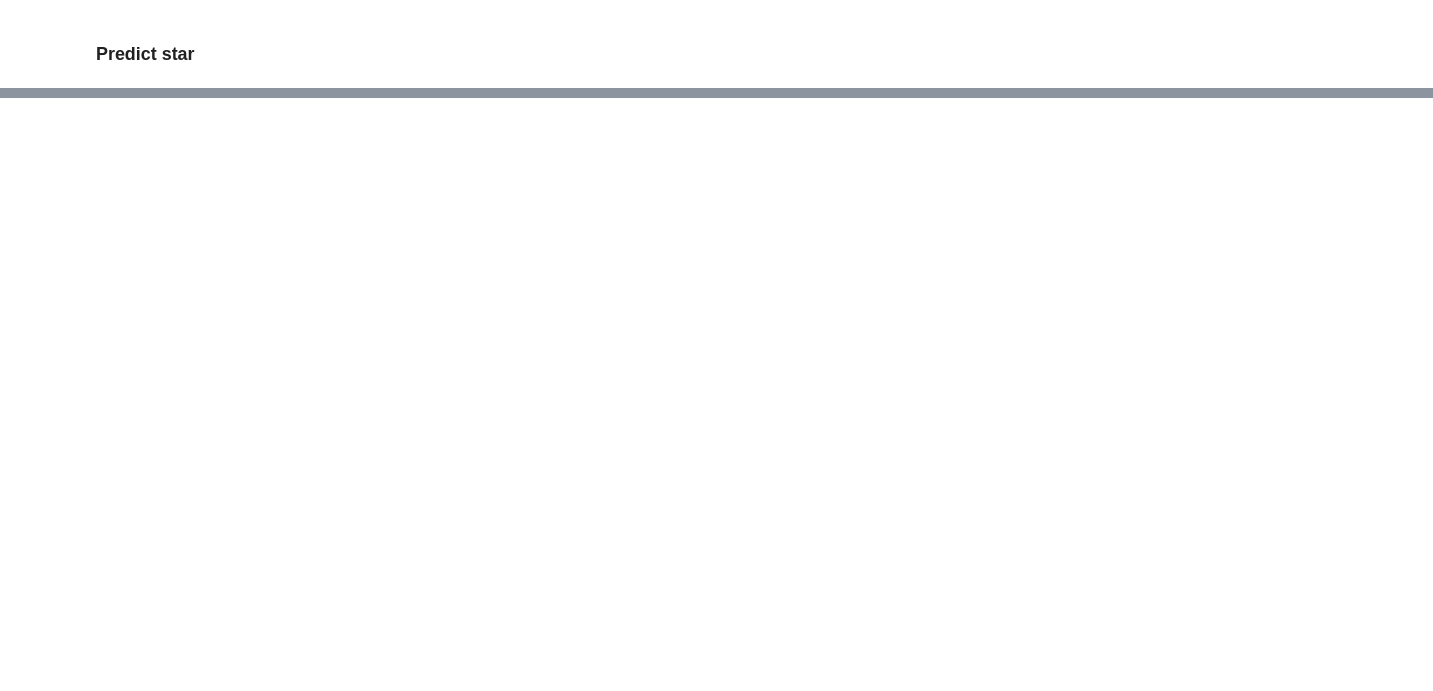
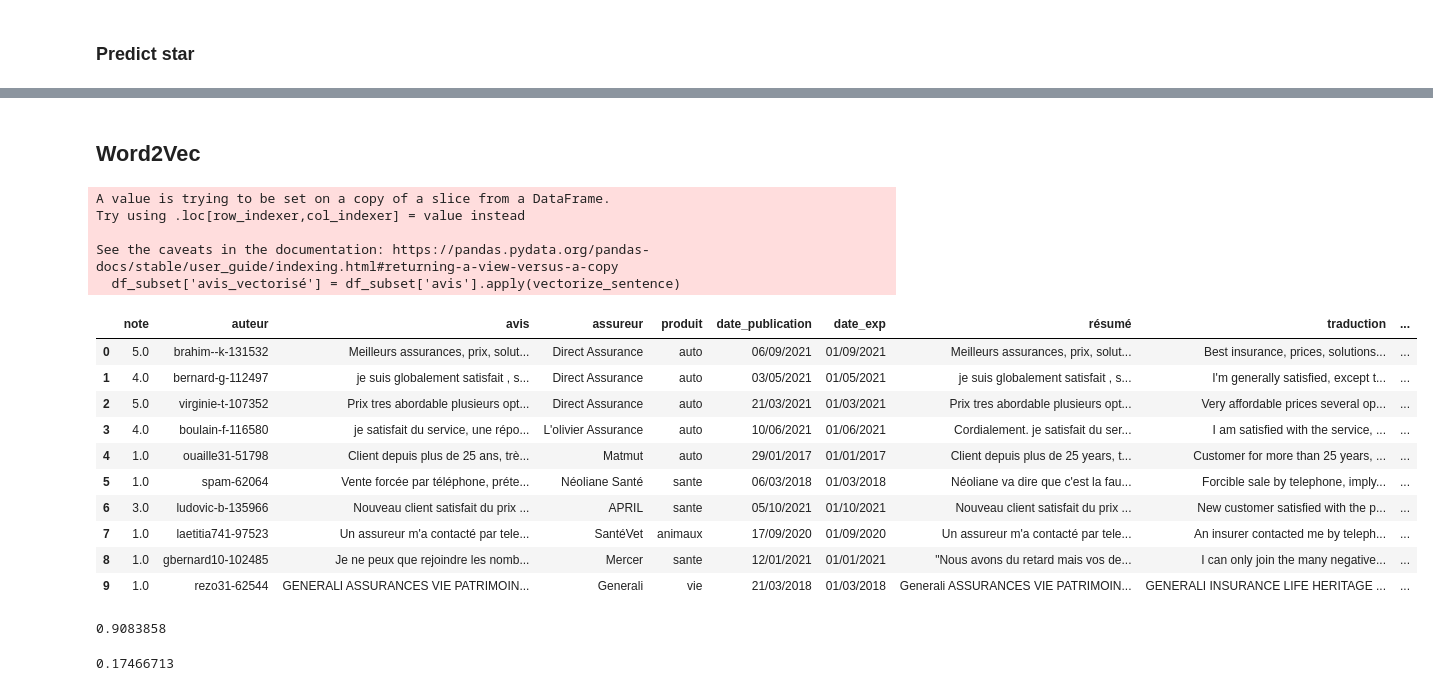
Before and after one commit to lucasartaud/Machine_Learning_for_NLP_Project2, a Jupyter notebook: Artaud_Sivasubramaniam_DIA1_project2.ipynb, the cells around one changed output, grey strips where cells are left out. Cells and saved outputs as stored; diff of their text form; code cells hidden in the pictures; blank space fills up the shorter version.

Commit message:
Word2Vec

```diff
--- a/Artaud_Sivasubramaniam_DIA1_project2.ipynb
+++ b/Artaud_Sivasubramaniam_DIA1_project2.ipynb
@@ -232,0 +233,40 @@ See the caveats in the documentation: https://pandas.pydata.org/pandas-docs/stab
+# %% [markdown]
+## Word2Vec
+# %%
+word2vec_model = KeyedVectors.load_word2vec_format(hf_hub_download(repo_id="Word2vec/wikipedia2vec_frwiki_20180420_300d", filename="frwiki_20180420_300d.txt"))
+# %%
+def vectorize_sentence(sentence):
+    words = sentence.split()  # Supposons que vos avis soient tokenisés par des espaces
+    vectors = [word2vec_model[word] for word in words if word in word2vec_model.key_to_index]
+    if vectors:
+        return sum(vectors) / len(vectors)
+    else:
+        return None
+# %%
+df_subset['avis_vectorisé'] = df_subset['avis'].apply(vectorize_sentence)
+df_subset
+# %% [output]
+A value is trying to be set on a copy of a slice from a DataFrame.
+Try using .loc[row_indexer,col_indexer] = value instead
+
+See the caveats in the documentation: https://pandas.pydata.org/pandas-docs/stable/user_guide/indexing.html#returning-a-view-versus-a-copy
+  df_subset['avis_vectorisé'] = df_subset['avis'].apply(vectorize_sentence)
+|  | note | auteur | avis | assureur | produit | date_publication | date_exp | résumé | traduction | ... |
+| 0 | 5.0 | brahim--k-131532 | Meilleurs assurances, prix, solut... | Direct Assurance | auto | 06/09/2021 | 01/09/2021 | Meilleurs assurances, prix, solut... | Best insurance, prices, solutions... | ... |
+| 1 | 4.0 | bernard-g-112497 | je suis globalement satisfait , s... | Direct Assurance | auto | 03/05/2021 | 01/05/2021 | je suis globalement satisfait , s... | I'm generally satisfied, except t... | ... |
+| 2 | 5.0 | virginie-t-107352 | Prix tres abordable plusieurs opt... | Direct Assurance | auto | 21/03/2021 | 01/03/2021 | Prix tres abordable plusieurs opt... | Very affordable prices several op... | ... |
+| 3 | 4.0 | boulain-f-116580 | je satisfait du service, une répo... | L'olivier Assurance | auto | 10/06/2021 | 01/06/2021 | Cordialement. je satisfait du ser... | I am satisfied with the service, ... | ... |
+| 4 | 1.0 | ouaille31-51798 | Client depuis plus de 25 ans, trè... | Matmut | auto | 29/01/2017 | 01/01/2017 | Client depuis plus de 25 years, t... | Customer for more than 25 years, ... | ... |
+| 5 | 1.0 | spam-62064 | Vente forcée par téléphone, préte... | Néoliane Santé | sante | 06/03/2018 | 01/03/2018 | Néoliane va dire que c'est la fau... | Forcible sale by telephone, imply... | ... |
+| 6 | 3.0 | ludovic-b-135966 | Nouveau client satisfait du prix ... | APRIL | sante | 05/10/2021 | 01/10/2021 | Nouveau client satisfait du prix ... | New customer satisfied with the p... | ... |
+| 7 | 1.0 | laetitia741-97523 | Un assureur m'a contacté par tele... | SantéVet | animaux | 17/09/2020 | 01/09/2020 | Un assureur m'a contacté par tele... | An insurer contacted me by teleph... | ... |
+| 8 | 1.0 | gbernard10-102485 | Je ne peux que rejoindre les nomb... | Mercer | sante | 12/01/2021 | 01/01/2021 | "Nous avons du retard mais vos de... | I can only join the many negative... | ... |
+| 9 | 1.0 | rezo31-62544 | GENERALI ASSURANCES VIE PATRIMOIN... | Generali | vie | 21/03/2018 | 01/03/2018 | Generali ASSURANCES VIE PATRIMOIN... | GENERALI INSURANCE LIFE HERITAGE ... | ... |
+# %%
+word2vec_model.similarity("bonjour", "bonsoir")
+# %% [output]
+0.9083858
+# %%
+word2vec_model.similarity("table", "poule")
+# %% [output]
+0.17466713
```
Also changed, not shown: parts of 5 cells of this notebook.
